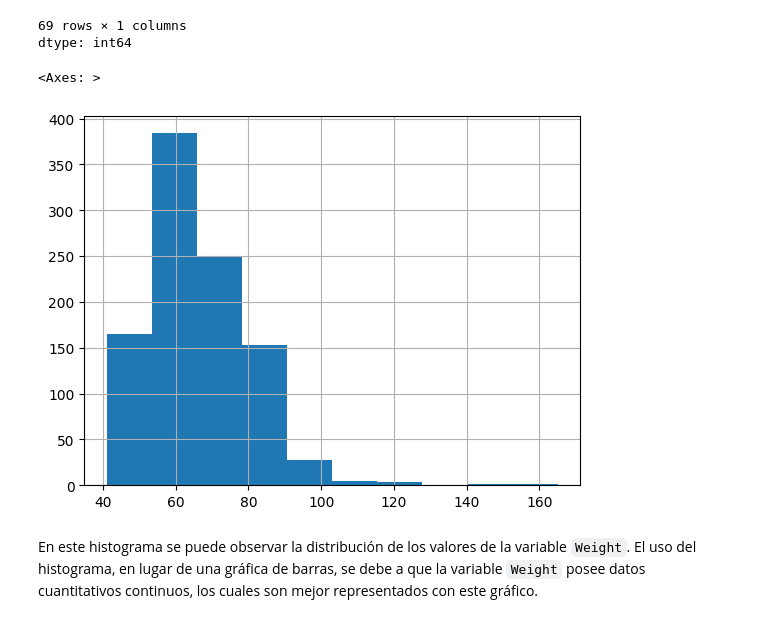
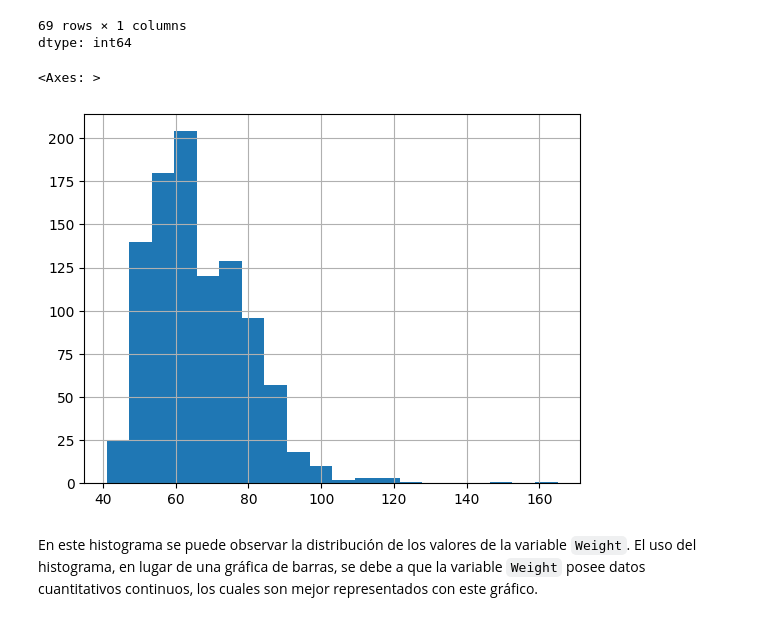
Before and after one commit to CarlosRochaCx/MNA, a Jupyter notebook: Actividad5Preprocesamiento_A01796914.ipynb, the cells around one changed output. Cells and saved outputs as stored; diff of their text form; code cells hidden in the pictures.

```diff
--- a/Actividad5Preprocesamiento_A01796914.ipynb
+++ b/Actividad5Preprocesamiento_A01796914.ipynb
@@ -111,10 +111,10 @@ response_df['Weight'].value_counts()
 69 rows × 1 columns
 dtype: int64
 # %%
-response_df['Weight'].hist()
+response_df['Weight'].hist(bins = 20)
 # %% [output]
 <Axes: >
-[figure, old version]
+[figure, new version]
 # %% [markdown]
 En este histograma se puede observar la distribución de los valores de la variable `Weight`. El uso del histograma, en lugar de una gráfica de barras, se debe a que la variable `Weight` posee datos cuantitativos continuos, los cuales son mejor representados con este gráfico.
 # %% [markdown]
```
Also changed, not shown: parts of 9 cells of this notebook.
